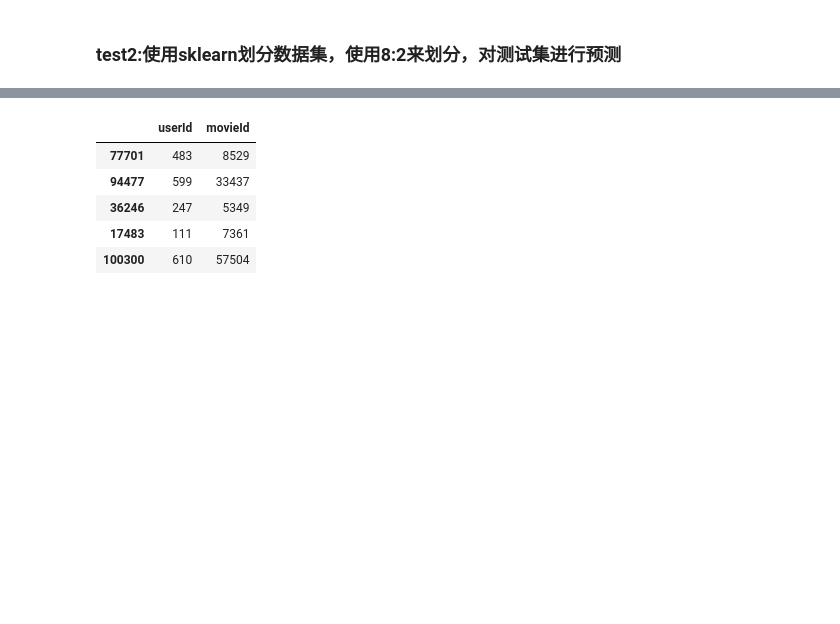
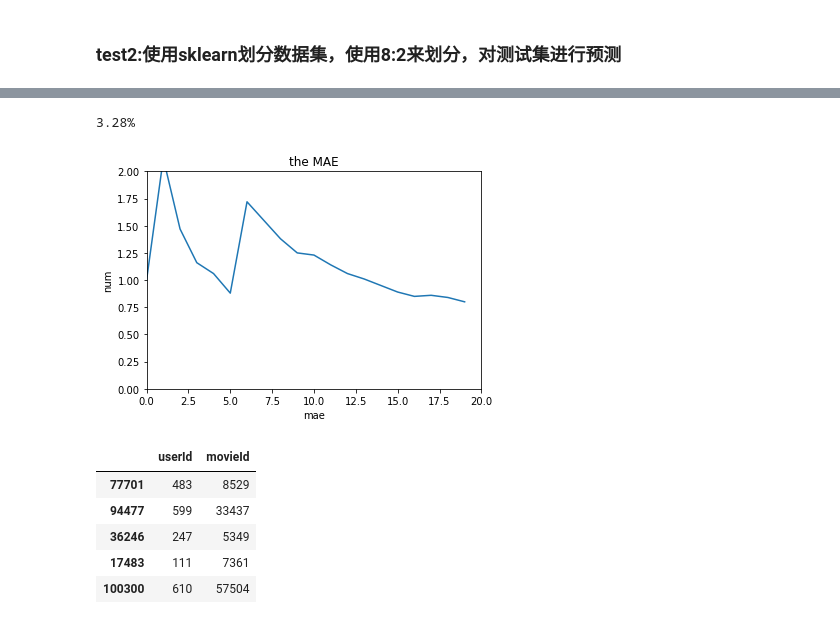
Before and after one commit to 2692999758/the-user-based-Recommend-System, a Jupyter notebook: pearson.ipynb, the cells around one changed output, grey strips where cells are left out. Saved outputs shown, nothing was run; the diff lists cells and outputs as text; code cells hidden in the pictures; blank space fills up the shorter version.

Commit message:
uodate test2

```diff
--- a/pearson.ipynb
+++ b/pearson.ipynb
@@ -347,28 +348,30 @@ See the caveats in the documentation: http://pandas.pydata.org/pandas-docs/stabl
 # %% [markdown]
 #### 预测函数
 # %%
-def pridect(pearson,user,movie,rate_average,neighbours):
+def pridect(pearson_data,user,movie,rate_average,neighbours):
     user_1 = user
     rating_1 = 0
     rating_2 = 0
     y_pridect = 0
     user_2_rating = 0
     for user_2 in neighbours:
-        if pearson[pearson['user2']==user_2]['pearson'].empty:
+        if pearson_data[pearson_data['user2']==user_2]['pearson'].empty:
             continue
         else:
-            pearson_rating = float(pearson[pearson['user2']==user_2]['pearson'])
+            pearson_rating = float(pearson_data[pearson_data['user2']==user_2]['pearson'])
         if pearson_rating == 0:
             continue
         user_2_rating = data[data['userId'] == user_2]
-        user_2_rating = float(user_2_rating[user_2_rating['movieId'] == movie]['rating'])
-        rating_1 +=  user_2_rating - rate_average[user_2]
-        rating_2 +=  1
+        if user_2_rating[user_2_rating['movieId'] == movie]['rating'].empty:
+            continue
+        else:
+            user_2_rating = float(user_2_rating[user_2_rating['movieId'] == movie]['rating'])
+        rating_1 +=  pearson_rating * ( user_2_rating - rate_average[user_2])
+        rating_2 +=  abs(pearson_rating)
     if rating_2 == 0:
-        return 'none'
+        y_pridect = 'error'
     else:
         y_pridect = round( rate_average[user_1] + rating_1 / rating_2 ,1)
-#     print("pridect work well")
     return y_pridect
 # %%
 float(pearson[pearson['user2']==49]['pearson'])
@@ -492,0 +479,48 @@ get_pearson(user_1,train,rate_average)
+# %%
+pearson_name = 'pearson.txt'
+test_size = 0.2
+pearson_rate = 0.5
+pearson_number = 10
+the_break = 20
+
+x,y = data.ix[:,:2],data.ix[:,2]
+x_train,x_test,y_train,y_test = train_test_split(x,y,test_size=test_size,random_state=0)
+train = x_train.copy(deep=True)
+train['rating'] = y_train
+rate_average = average(train)
+
+mae = []
+number = 0
+deta = 0
+
+for user_data in x_test.itertuples(index=True):
+    id_index = user_data[0]
+    user_id = user_data[1]
+    movie = user_data[2]
+    get_pearson(pearson_name,user_id,train,rate_average)
+    pearson_data = load_pearson(pearson_name)
+    neighbours = neighbour(pearson_data,user_id,pearson_rate,pearson_number)
+    y_predict = pridect(pearson_data,user_id,movie,rate_average,neighbours)
+    if y_predict == 'error':
+        continue
+    y_rating = y_test[id_index]
+    number += 1
+    deta += (y_rating - y_predict)*(y_rating - y_predict)
+    mae.append( round(deta/number,2) )
+    print('\r'+'▇'*(number//31)+str(round(number/6.1,2))+'%', end='')
+    if number==the_break:
+        break
+fig = plt.figure()
+ax = fig.add_subplot(111)
+ax.set(xlim=[0, number], ylim=[0,2], title='the MAE',
+       ylabel='mae', xlabel='num')
+x = [one for one in range(number)]
+mae_data = pd.DataFrame(mae)
+mae_data.rename(columns={0:'mae'},inplace=True)
+mae_data.to_csv('mae.csv', sep=' ', header=True, index=True)
+ax.plot(x, mae)
+plt.savefig('mae1.png', format='png')
+plt.show()
+# %% [output]
+3.28%
+[figure, added]
```
Also changed, not shown: parts of 9 cells of this notebook, 3 other files.
